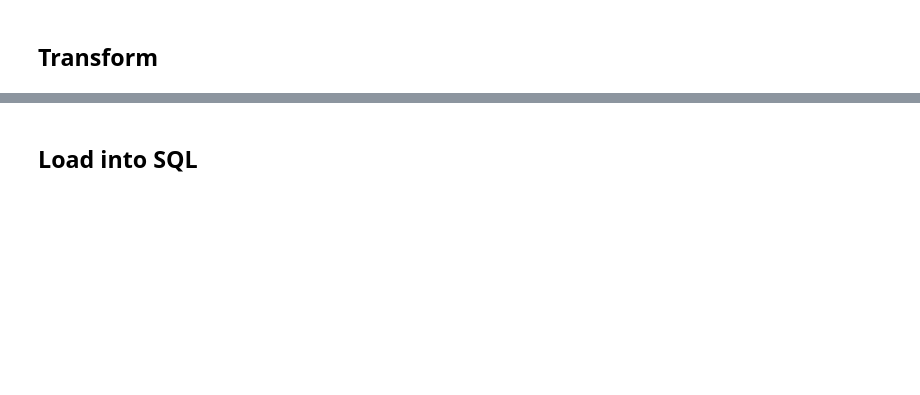
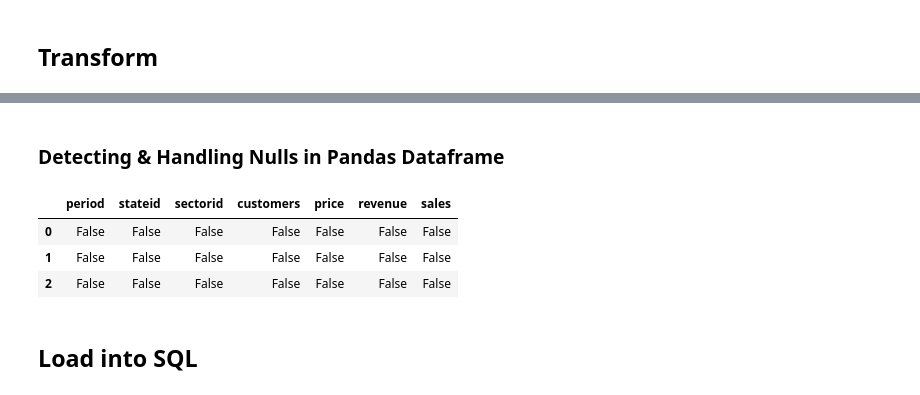
Before and after one commit to ccasperhsu/EIA-Electricity-Sales, a Jupyter notebook: data.ipynb, the cells around one changed output, grey strips where cells are left out. Saved outputs shown, nothing was run; the diff lists cells and outputs as text; code cells hidden in the pictures; blank space fills up the shorter version.

```diff
--- a/data.ipynb
+++ b/data.ipynb
@@ -118,0 +113,18 @@ df
+# %% [markdown]
+### Detecting & Handling Nulls in Pandas Dataframe
+# %%
+# Pandas provides 2 functions to detect null values (NaN and None)
+# isnull() and isna()
+
+# using isnull(), where True represents missing data
+nulls = df.isnull()
+nulls.head(3)
+
+# using isna() to see if there are more/less rows
+nas = df.isna()
+nas.head(3)
+# %% [output]
+|  | period | stateid | sectorid | customers | price | revenue | sales |
+| 0 | False | False | False | False | False | False | False |
+| 1 | False | False | False | False | False | False | False |
+| 2 | False | False | False | False | False | False | False |
```
Also changed, not shown: parts of 18 cells of this notebook, 1 other file.
